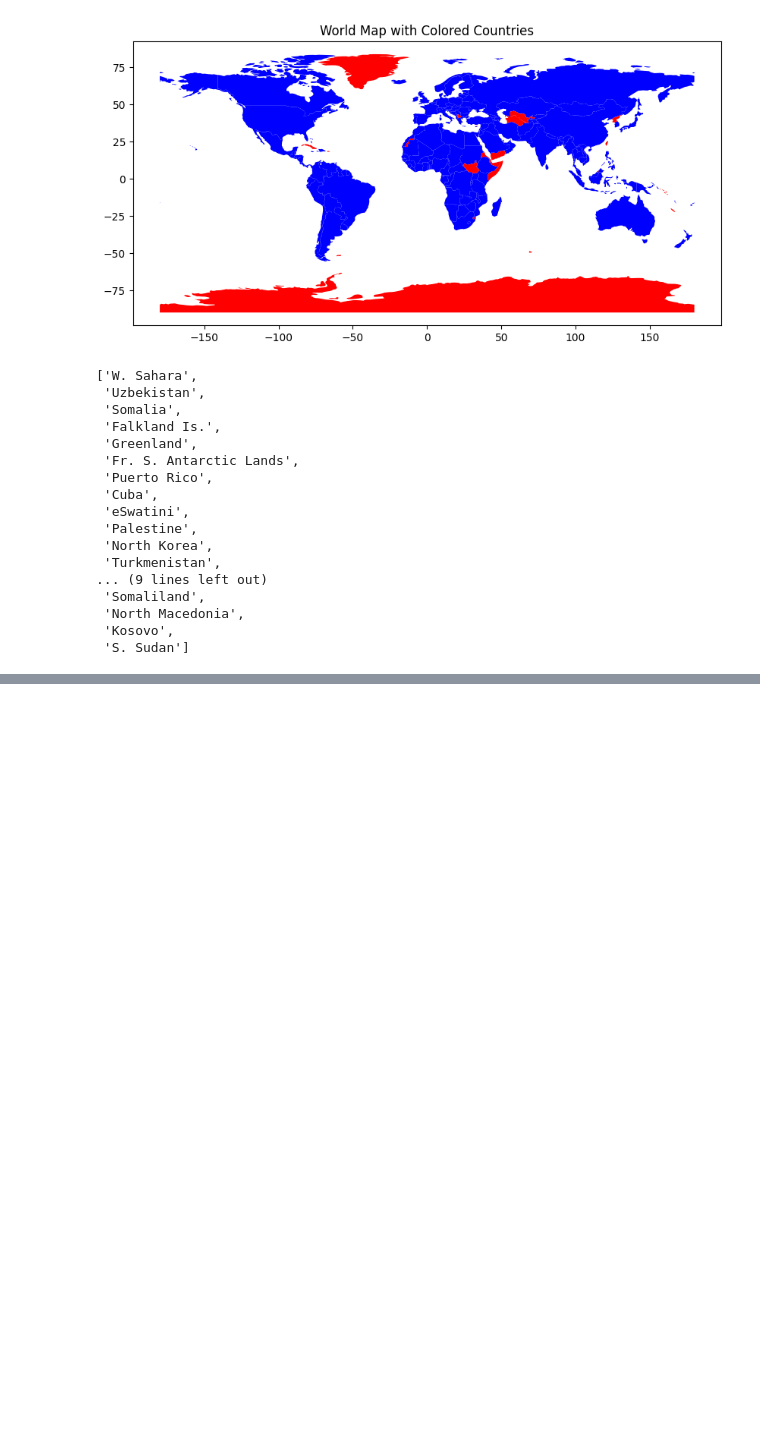
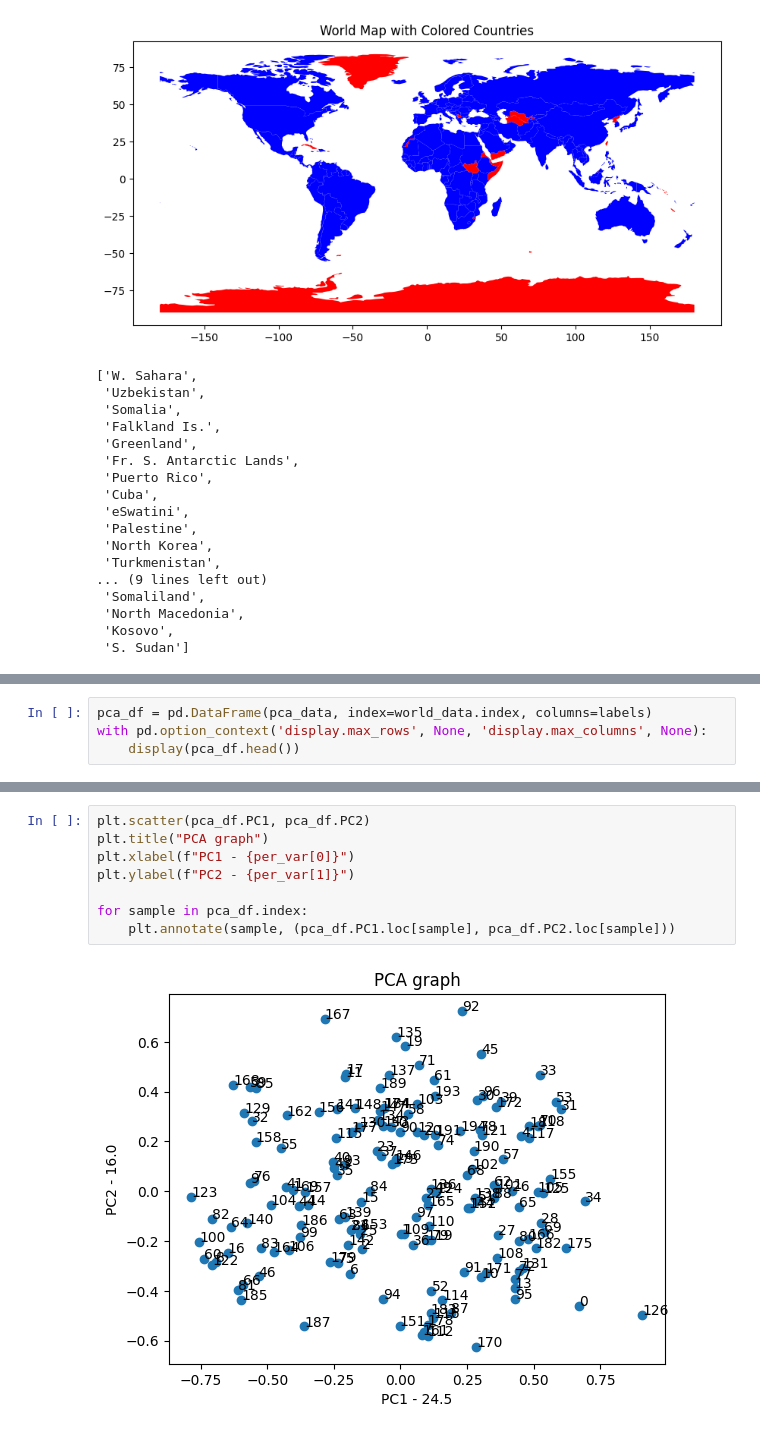
Before and after one commit to KacperWro/DataAnalysisCA, a Jupyter notebook: main.ipynb, the cells around one changed output, grey strips where cells are left out. Cells and saved outputs as stored; diff of their text form; blank space fills up the shorter version.

```diff
--- a/main.ipynb
+++ b/main.ipynb
@@ -528,0 +589,4 @@ world_map()
+# %%
+pca_df = pd.DataFrame(pca_data, index=world_data.index, columns=labels)
+with pd.option_context('display.max_rows', None, 'display.max_columns', None):
+    display(pca_df.head())
@@ -528,0 +600,10 @@ world_map()
+# %%
+plt.scatter(pca_df.PC1, pca_df.PC2)
+plt.title("PCA graph")
+plt.xlabel(f"PC1 - {per_var[0]}")
+plt.ylabel(f"PC2 - {per_var[1]}")
+
+for sample in pca_df.index:
+    plt.annotate(sample, (pca_df.PC1.loc[sample], pca_df.PC2.loc[sample]))
+# %% [output]
+[figure, added]
```
Also changed, not shown: parts of 11 cells of this notebook.
